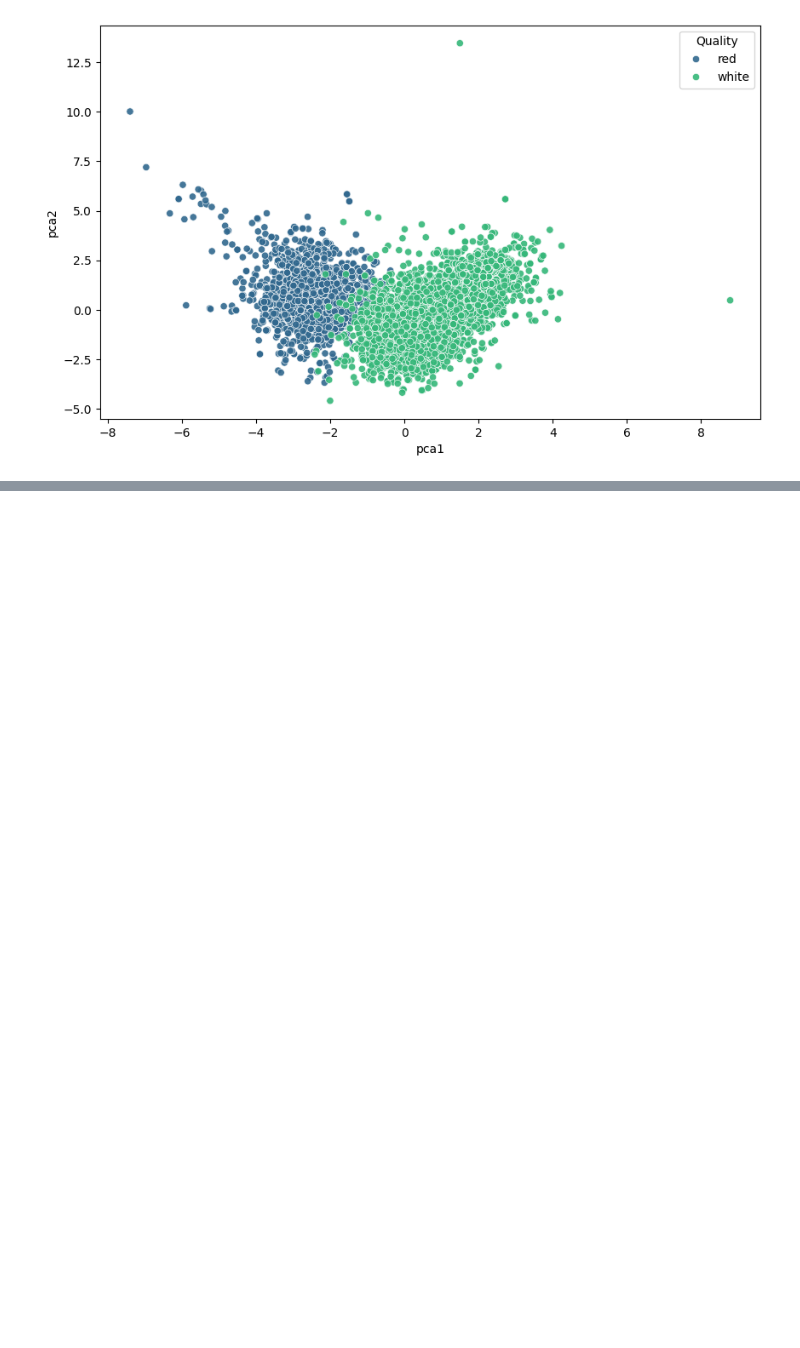
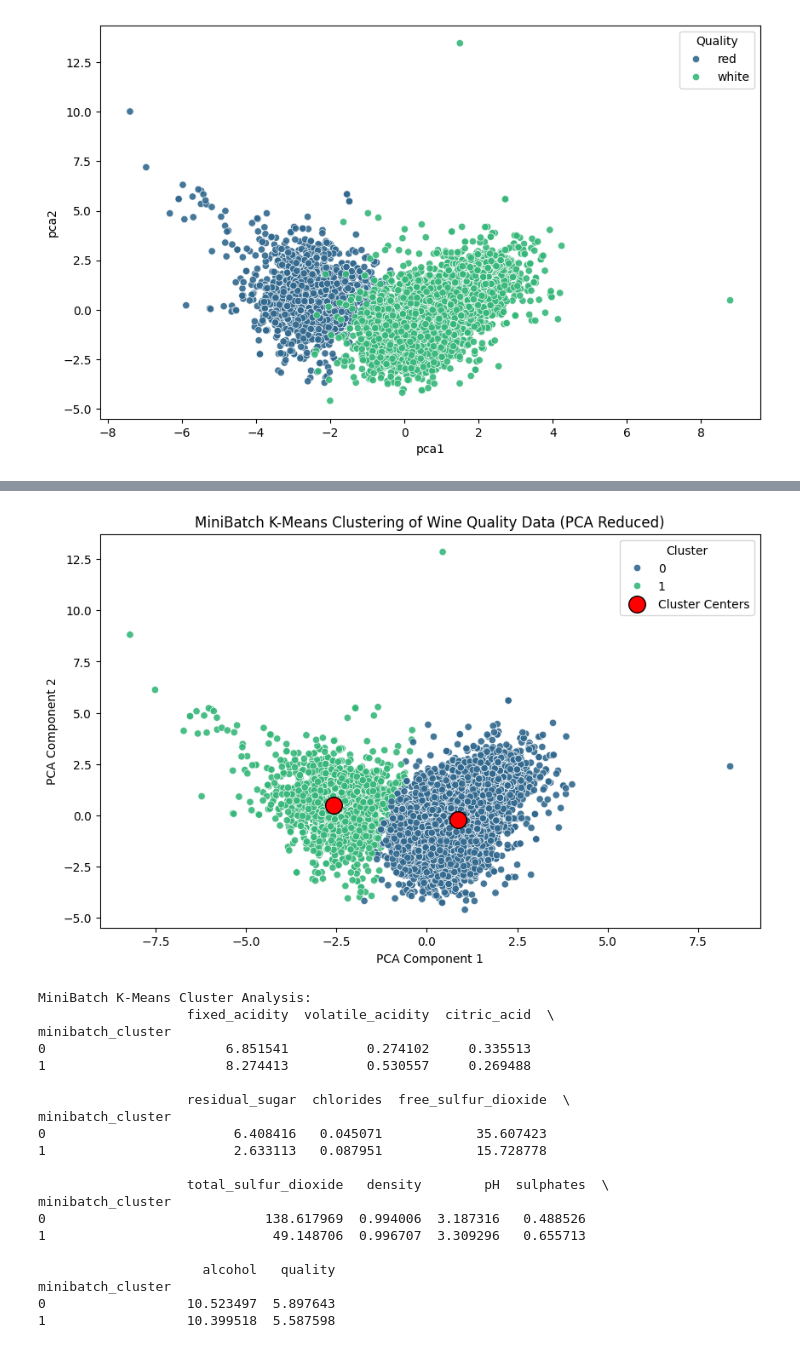
Before and after one commit to dissabnd/Applied-AI-in-Chemical-and-Process-Engineering, a Jupyter notebook: _testing.ipynb, the cells around one changed output, grey strips where cells are left out. Drawn from its saved outputs; the diff is of its cells as text; code cells hidden in the pictures; blank space fills up the shorter version.

```diff
--- a/_testing.ipynb
+++ b/_testing.ipynb
@@ -257,0 +163,51 @@ plt.show()
+# %%
+# prompt: lets do the clustering with kemans minibatch. draw the center circle
+
+from sklearn.cluster import MiniBatchKMeans
+
+# Apply MiniBatch K-Means clustering
+minibatch_kmeans = MiniBatchKMeans(n_clusters=2, random_state=42, n_init=10, batch_size=100)
+df['minibatch_cluster'] = minibatch_kmeans.fit_predict(X_scaled)
+
+# Get the cluster centers from MiniBatchKMeans and transform them using the fitted PCA
+cluster_centers_scaled = minibatch_kmeans.cluster_centers_
+cluster_centers_pca = pca.transform(cluster_centers_scaled)
+
+# Visualize the clusters with MiniBatchKMeans and draw centers
+plt.figure(figsize=(10, 6))
+sns.scatterplot(data=df, x='pca1', y='pca2', hue='minibatch_cluster', palette='viridis', alpha=0.9)
+plt.title('MiniBatch K-Means Clustering of Wine Quality Data (PCA Reduced)')
+plt.xlabel('PCA Component 1')
+plt.ylabel('PCA Component 2')
+plt.legend(title='Cluster')
+
+# Draw the cluster centers
+plt.scatter(cluster_centers_pca[:, 0], cluster_centers_pca[:, 1], marker='o', c='red', s=200, edgecolor='black', label='Cluster Centers')
+plt.legend(title='Cluster')
+plt.show()
+
+# Analyze the characteristics of each MiniBatchKMeans cluster
+print("\nMiniBatch K-Means Cluster Analysis:")
+print(df.groupby('minibatch_cluster')[features].mean())
+# %% [output]
+[figure, added]
+MiniBatch K-Means Cluster Analysis:
+                   fixed_acidity  volatile_acidity  citric_acid  \
+minibatch_cluster
+0                       6.851541          0.274102     0.335513
+1                       8.274413          0.530557     0.269488
+
+                   residual_sugar  chlorides  free_sulfur_dioxide  \
+minibatch_cluster
+0                        6.408416   0.045071            35.607423
+1                        2.633113   0.087951            15.728778
+
+                   total_sulfur_dioxide   density        pH  sulphates  \
+minibatch_cluster
+0                            138.617969  0.994006  3.187316   0.488526
+1                             49.148706  0.996707  3.309296   0.655713
+
+                     alcohol   quality
+minibatch_cluster
+0                  10.523497  5.897643
+1                  10.399518  5.587598
```
Also changed, not shown: parts of 7 cells of this notebook.
